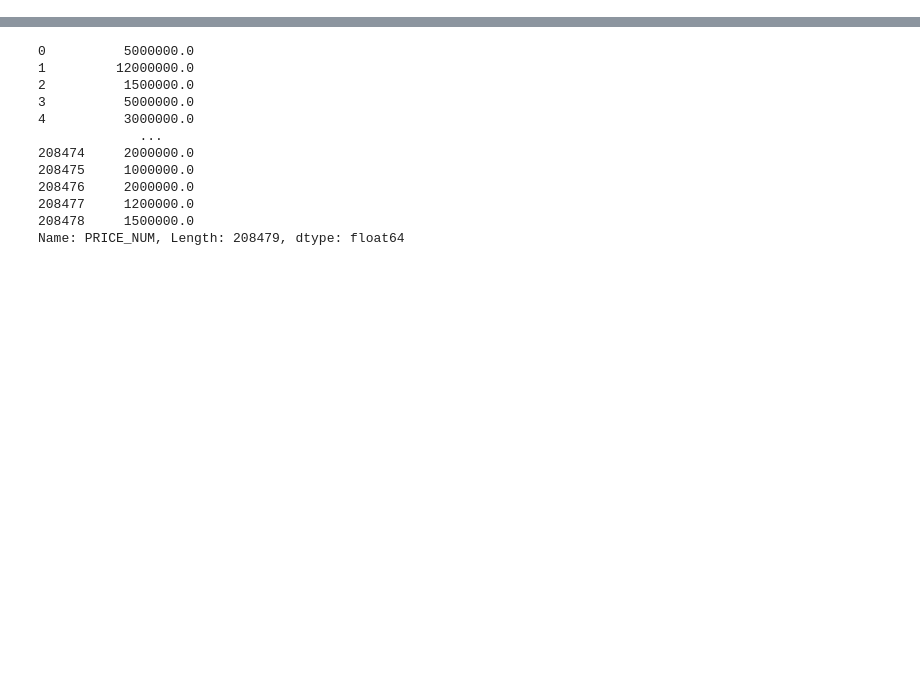
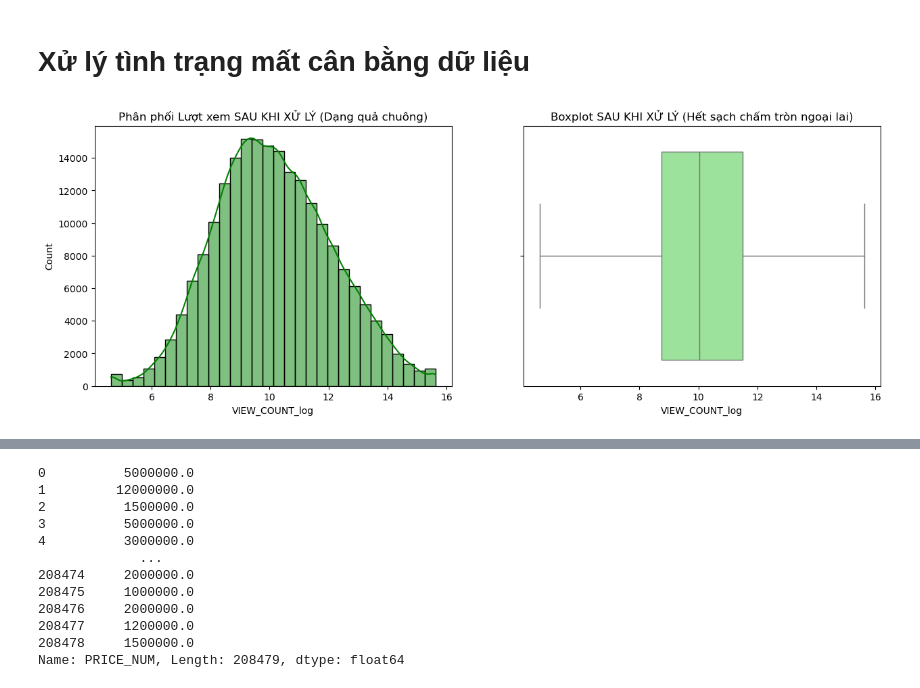
Before and after one commit to lamphat344961-alt/TIKTOK_crawl_V2, a Jupyter notebook: processing_data/meger_EDA.ipynb, the cells around one changed output, grey strips where cells are left out. Cells and saved outputs as stored; diff of their text form; code cells hidden in the pictures; blank space fills up the shorter version.

```diff
--- a/processing_data/meger_EDA.ipynb
+++ b/processing_data/meger_EDA.ipynb
@@ -25,0 +248,43 @@ test.to_csv("test.csv", index=False)
+# %% [markdown]
+# Xử lý tình trạng mất cân bằng dữ liệu
+# %%
+import numpy as np
+import pandas as pd
+import matplotlib.pyplot as plt
+import seaborn as sns
+
+# Danh sách các cột cần xử lý triệt để
+cols_to_process = ['VIEW_COUNT', 'LIKE_COUNT', 'COMMENT_COUNT', 'SHARE_COUNT', 'FOLLOWERS']
+
+# --- BƯỚC 1: LOG TRANSFORMATION ---
+# Dùng log1p để xử lý các giá trị 0 (log(1+0) = 0)
+for col in cols_to_process:
+    dataset_tiktokers[col + '_log'] = np.log1p(dataset_tiktokers[col])
+
+# --- BƯỚC 2: CAPPING OUTLIERS (Sử dụng IQR trên dữ liệu Log) ---
+# Chúng ta sẽ giới hạn các giá trị quá lớn nằm ngoài "râu" của Boxplot
+for col in [c + '_log' for c in cols_to_process]:
+    Q1 = dataset_tiktokers[col].quantile(0.25)
+    Q3 = dataset_tiktokers[col].quantile(0.75)
+    IQR = Q3 - Q1
+
+    lower_bound = Q1 - 1.5 * IQR
+    upper_bound = Q3 + 1.5 * IQR
+
+    # Xén các giá trị vượt trần và dưới sàn
+    dataset_tiktokers[col] = np.clip(dataset_tiktokers[col], lower_bound, upper_bound)
+
+# --- BƯỚC 3: KIỂM TRA LẠI THÀNH QUẢ ---
+fig, axes = plt.subplots(1, 2, figsize=(15, 5))
+
+# Histogram sau xử lý
+sns.histplot(dataset_tiktokers['VIEW_COUNT_log'], bins=30, kde=True, ax=axes[0], color='green')
+axes[0].set_title('Phân phối Lượt xem SAU KHI XỬ LÝ (Dạng quả chuông)')
+
+# Boxplot sau xử lý
+sns.boxplot(x=dataset_tiktokers['VIEW_COUNT_log'], ax=axes[1], color='lightgreen')
+axes[1].set_title('Boxplot SAU KHI XỬ LÝ (Hết sạch chấm tròn ngoại lai)')
+
+plt.show()
+# %% [output]
+[figure, added]
```
Also changed, not shown: parts of 43 cells of this notebook.
